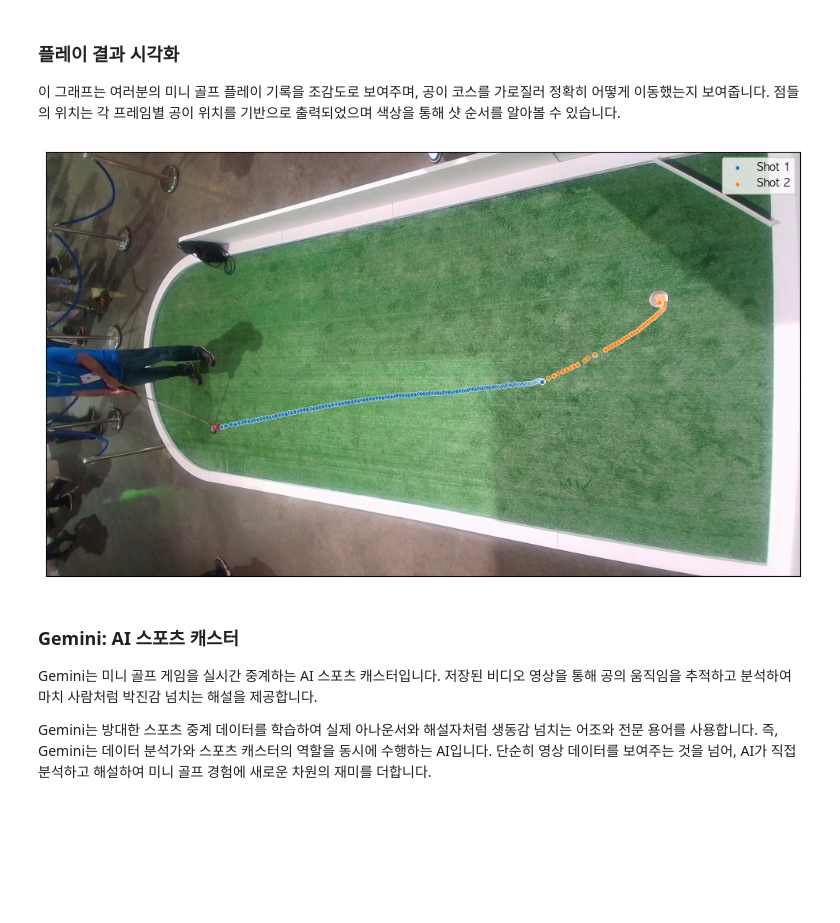
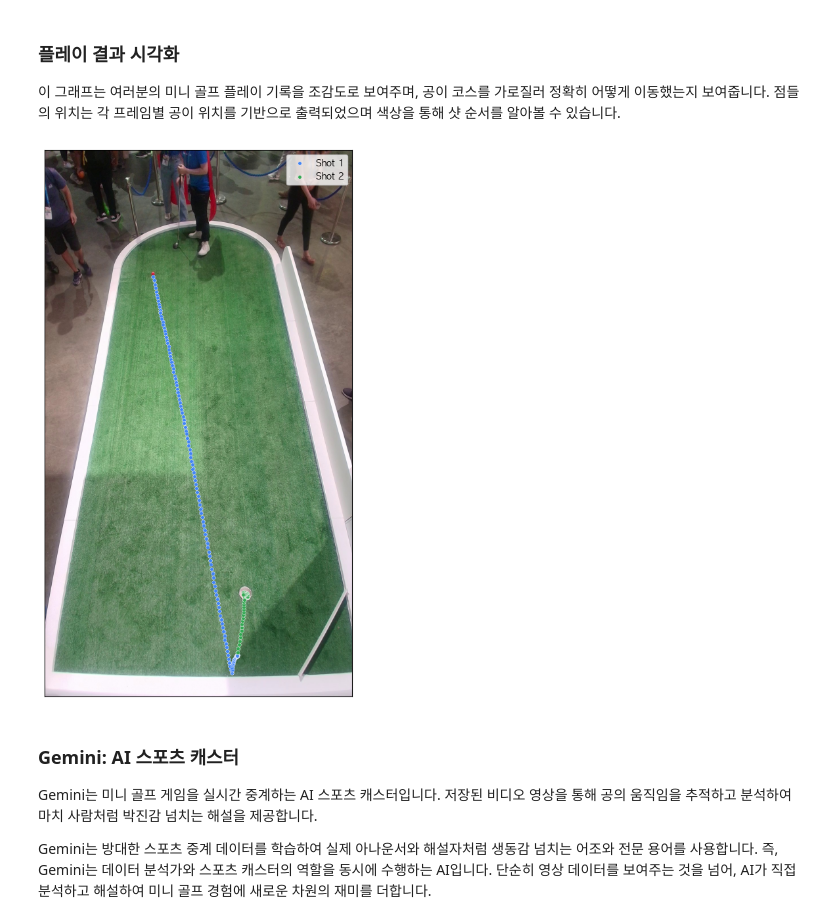
Before and after one commit to GoogleCloudPlatform/devrel-demos, a Jupyter notebook: data-analytics/minigolf-demo/bq_notebook-kr.ipynb, the cells around one changed output. Drawn from its saved outputs; the diff is of its cells as text; code cells hidden in the pictures; blank space fills up the shorter version.

```diff
--- a/data-analytics/minigolf-demo/bq_notebook-kr.ipynb
+++ b/data-analytics/minigolf-demo/bq_notebook-kr.ipynb
@@ -205,38 +198,56 @@ print(unique_user_ids)
 # %%
 query = f'SELECT * FROM {BIGQUERY} WHERE user_id = "{USER_ID}" AND shot_number > 0'
 
 df = client.query(query).to_dataframe()
 
 file_name = f"BG_{USER_ID}.jpg"
 image_uri = f"gs://{BACKGROUND_IMAGE_BUCKET}/{file_name}"
 subprocess.run(["gsutil", "cp", image_uri, "/tmp/background.jpg"],
     stdout=subprocess.DEVNULL,
     stderr=subprocess.DEVNULL
 )
 img = plt.imread("/tmp/background.jpg")
 
-fig, ax = plt.subplots(figsize=(15, 7))
-color_palette = sns.color_palette("tab10", n_colors=len(df['shot_number'].unique()))
+fig, ax = plt.subplots(figsize=(19.20, 10.80))
+img = np.rot90(img, k=1, axes=(1,0))
+
+# Define your custom color palette
+custom_palette = {
+    1: "#4285F4", # Google Core scheme
+    2: "#34A853",
+    3: "#FBBC04",
+    4: "#EA4335",
+    5: "#63BDFD", # Google Highlight scheme
+    6: "#18D363",
+    7: "#FFE000",
+    8: "#FF8080",
+    # TODO: need to have more colors, need to be tested in the real environment.
+}
+
+color_palette = [custom_palette[shot_number] for shot_number in df['shot_number'].unique()]
+df['x'], df['y'] = 1080 - df['y'], df['x']
+# color_palette = sns.color_palette("tab10", n_colors=len(df['shot_number'].unique()))
 
 shot_groups = df.groupby('shot_number')
 for i, (shot_number, data) in enumerate(shot_groups):
-    ax.scatter(data['x'], data['y'], label=f"Shot {shot_number}", color=color_palette[i], s=15, marker='o', edgecolors='white', linewidths=0.3)
+    ax.scatter(data['x'], data['y'], label=f"Shot {shot_number}", color=color_palette[i], s=15, marker='o', edgecolors='white', linewidths=0.25)
 ax.legend()
 
 # invert y-axis
-plt.gca().invert_yaxis()
+# plt.gca().invert_yaxis()
+# plt.gca().invert_xaxis()
 
 # Remove axis labels and ticks
 ax.set_xticks([])
 ax.set_yticks([])
 ax.set_xlabel('')
 ax.set_ylabel('')
 
 ax.imshow(img)
 plt.savefig('/tmp/result.png')
 plt.show()
 # %% [output]
-[figure, old version]
+[figure, new version]
 # %% [markdown]
 ### Gemini: AI 스포츠 캐스터
 
```
Also changed, not shown: parts of 4 cells of this notebook.
